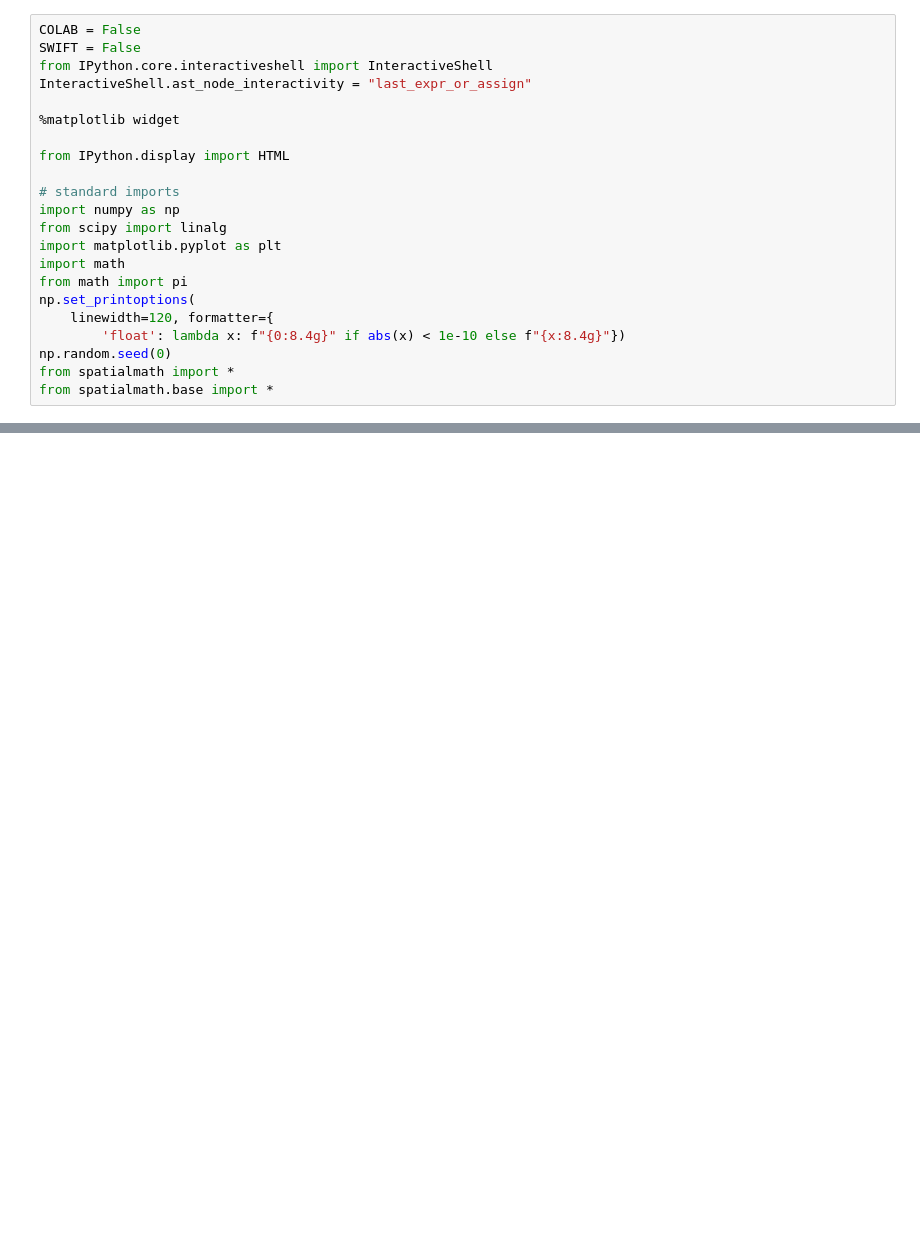
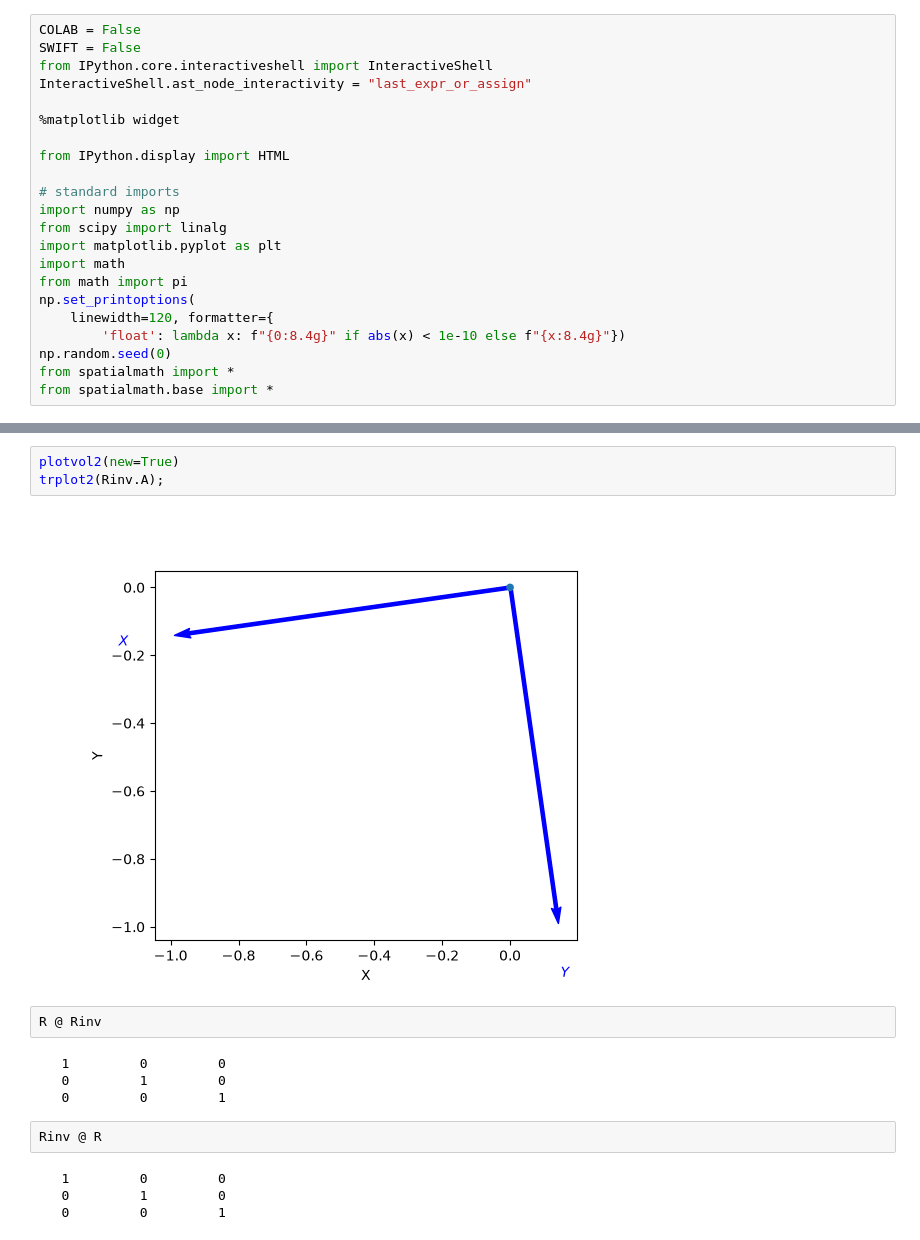
Before and after one commit to MichOng00/RVC3, a Jupyter notebook: chap02-exercises.ipynb, the cells around one changed output, grey strips where cells are left out. Drawn from its saved outputs; the diff is of its cells as text; blank space fills up the shorter version.

```diff
--- a/chap02-exercises.ipynb
+++ b/chap02-exercises.ipynb
@@ -32,0 +48,17 @@ print(np.linalg.det(R))
+# %%
+plotvol2(new=True)
+trplot2(Rinv.A);
+# %% [output]
+[figure, added]
+# %%
+R @ Rinv
+# %% [output]
+   1         0         0
+   0         1         0
+   0         0         1
+# %%
+Rinv @ R
+# %% [output]
+   1         0         0
+   0         1         0
+   0         0         1
```
Also changed, not shown: parts of 10 cells of this notebook, 2 other files.
